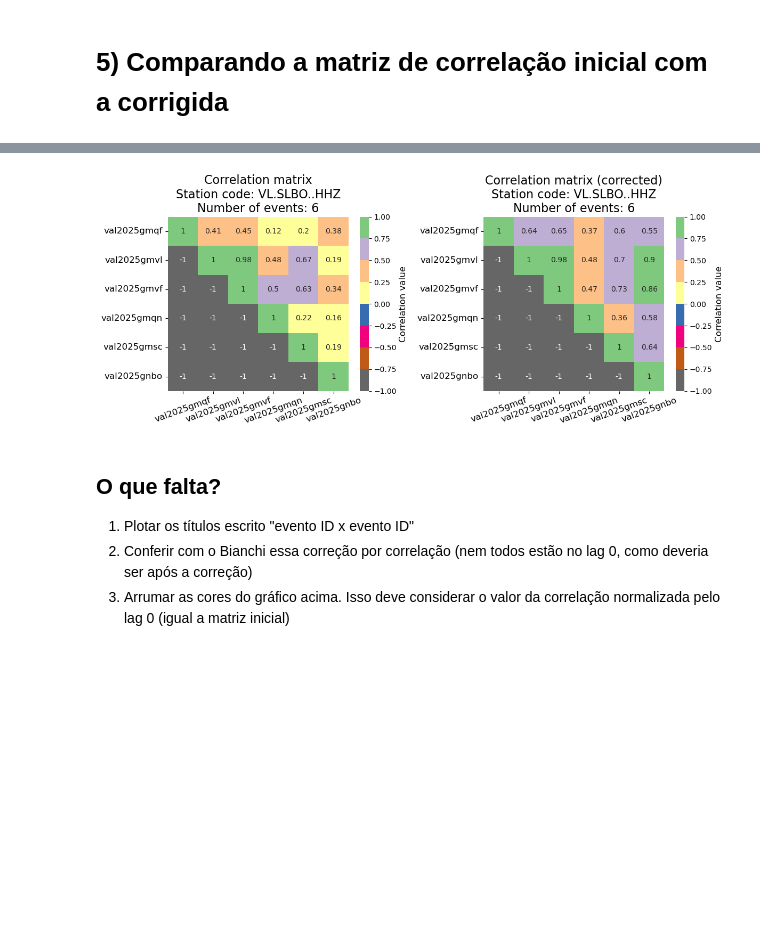
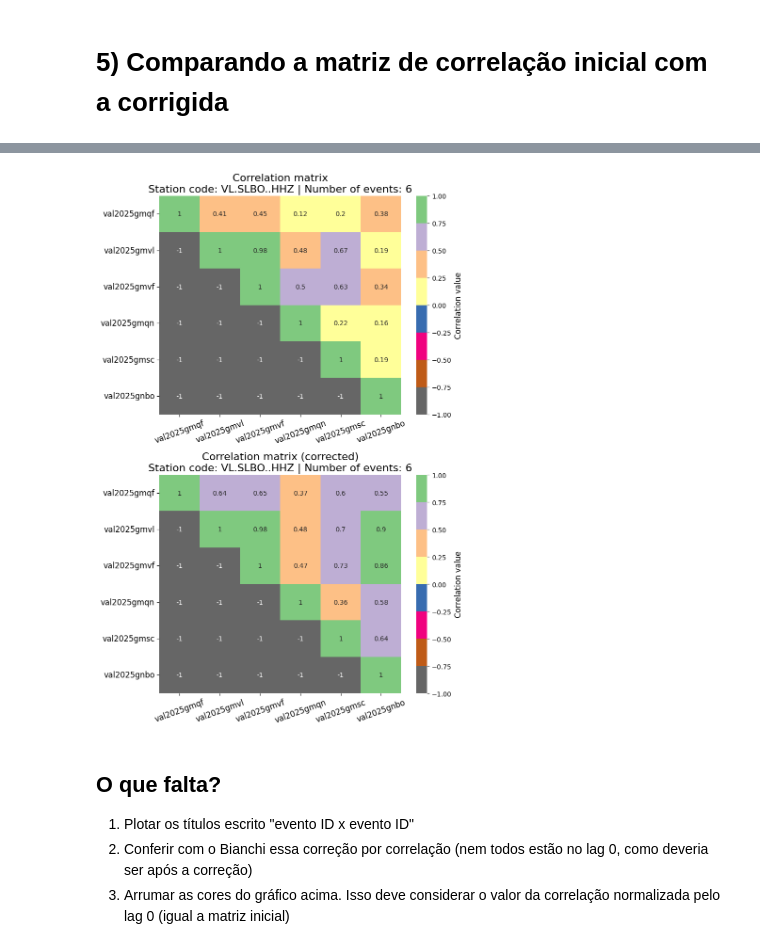
Before and after one commit to FernandoL12/IC-Seismology-2025, a Jupyter notebook: Correlation.ipynb, the cells around one changed output, grey strips where cells are left out. Drawn from its saved outputs; the diff is of its cells as text; code cells hidden in the pictures; blank space fills up the shorter version.

```diff
--- a/Correlation.ipynb
+++ b/Correlation.ipynb
@@ -558,7 +558,7 @@ import seaborn as sns
 import matplotlib.pyplot as plt
 import numpy as np
 
-fig, ax = plt.subplots(nrows=1, ncols=2, figsize=(12, 5))
+fig, ax = plt.subplots(nrows=2, ncols=1, figsize=(8, 12))
 
 ### Inicial
 Max = np.max(np.abs(corr_M))
@@ -577,36 +577,36 @@ sns.heatmap(
     )
 
 ax[0].figure.axes[-1].yaxis.label.set_size(12)
-ax[0].set_title(f'Correlation matrix\nStation code: {station}\nNumber of events: {size}', fontsize=16)
+ax[0].set_title(f'Correlation matrix\nStation code: {station} | Number of events: {size}', fontsize=16)
 ax[0].tick_params(axis="x", rotation=20, labelsize=12)
 ax[0].tick_params(axis="y", labelsize=12)
 
 
 ### Corrigida
 Max = np.max(np.abs(Mcorr))
 Min = -Max
 
 sns.heatmap(
     Mcorr,
     cmap="Accent_r",
     vmin=Min,
     vmax=Max,
     annot=True,
     ax=ax[1],
     xticklabels=ev_id,
     yticklabels=ev_id,
     cbar_kws={'label': 'Correlation value'}
     )
 
 ax[1].figure.axes[-1].yaxis.label.set_size(12)
-ax[1].set_title(f'Correlation matrix (corrected)\nStation code: {station}\nNumber of events: {size}', fontsize=16)
+ax[1].set_title(f'Correlation matrix (corrected)\nStation code: {station} | Number of events: {size}', fontsize=16)
 ax[1].tick_params(axis="x", rotation=20, labelsize=12)
 ax[1].tick_params(axis="y", labelsize=12)
 
 plt.tight_layout()
 plt.show()
 # %% [output]
-[figure, old version]
+[figure, new version]
 # %% [markdown]
 ## O que falta?
 
```
Also changed, not shown: parts of 4 cells of this notebook.
